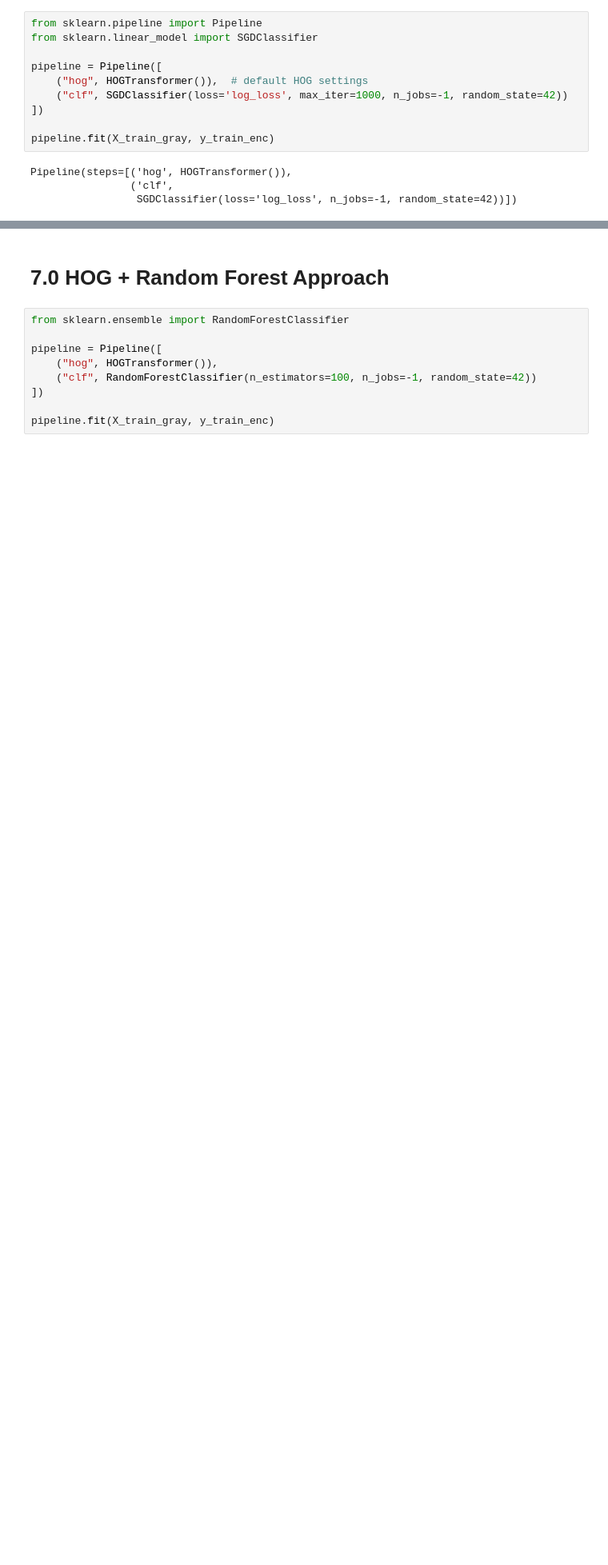
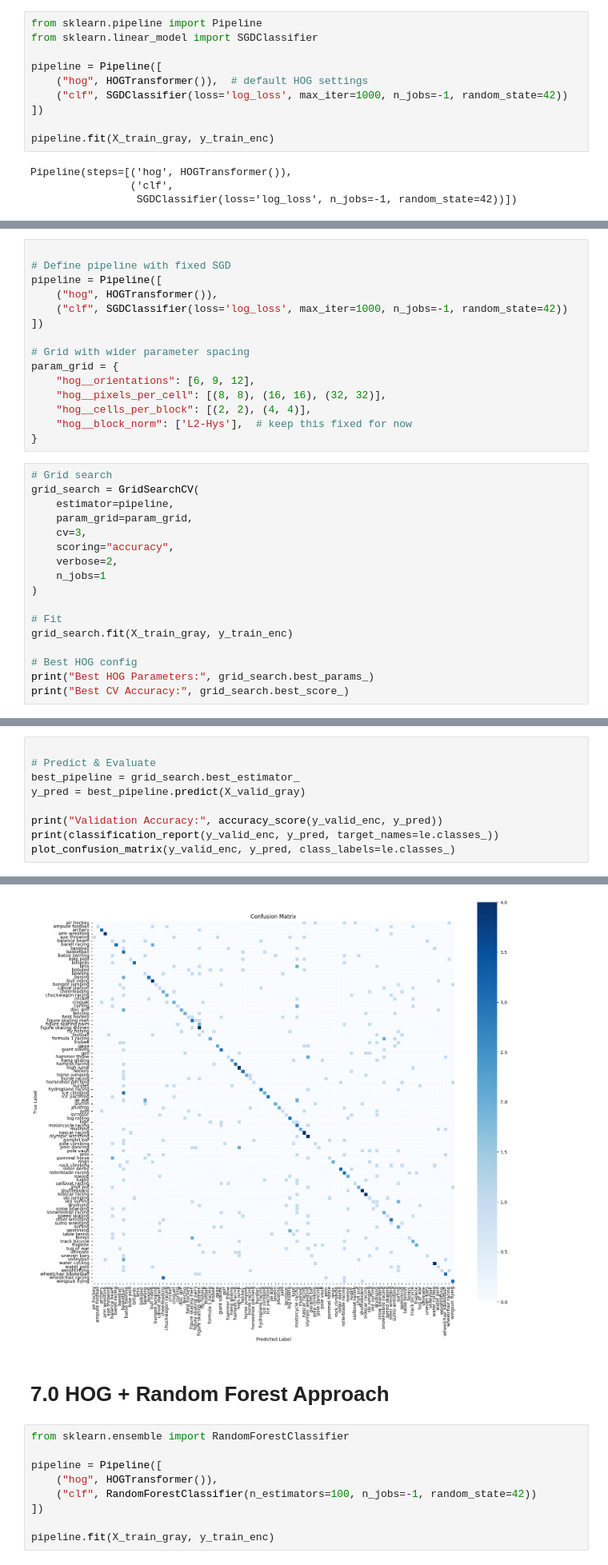
Before and after one commit to safdarzeeshan/uoft-ml-sports, a Jupyter notebook: sports-dectection.ipynb, the cells around one changed output, grey strips where cells are left out. Shown at 80% size. Drawn from its saved outputs; the diff is of its cells as text; blank space fills up the shorter version.

Commit message:
feat: Adding HOG Gridsearch with SGD - top accuracy 31.4%

```diff
--- a/sports-dectection.ipynb
+++ b/sports-dectection.ipynb
@@ -208,0 +218,32 @@ Accuracy: 0.218
+# %%
+
+# Define pipeline with fixed SGD
+pipeline = Pipeline([
+    ("hog", HOGTransformer()),
+    ("clf", SGDClassifier(loss='log_loss', max_iter=1000, n_jobs=-1, random_state=42))
+])
+
+# Grid with wider parameter spacing
+param_grid = {
+    "hog__orientations": [6, 9, 12],
+    "hog__pixels_per_cell": [(8, 8), (16, 16), (32, 32)],
+    "hog__cells_per_block": [(2, 2), (4, 4)],
+    "hog__block_norm": ['L2-Hys'],  # keep this fixed for now
+}
+# %%
+# Grid search
+grid_search = GridSearchCV(
+    estimator=pipeline,
+    param_grid=param_grid,
+    cv=3,
+    scoring="accuracy",
+    verbose=2,
+    n_jobs=1
+)
+
+# Fit
+grid_search.fit(X_train_gray, y_train_enc)
+
+# Best HOG config
+print("Best HOG Parameters:", grid_search.best_params_)
+print("Best CV Accuracy:", grid_search.best_score_)
@@ -208,0 +264,10 @@ Accuracy: 0.218
+# %%
+
+# Predict & Evaluate
+best_pipeline = grid_search.best_estimator_
+y_pred = best_pipeline.predict(X_valid_gray)
+
+print("Validation Accuracy:", accuracy_score(y_valid_enc, y_pred))
+print(classification_report(y_valid_enc, y_pred, target_names=le.classes_))
+plot_confusion_matrix(y_valid_enc, y_pred, class_labels=le.classes_)
+# %% [output]
@@ -209,3 +291,4 @@ Accuracy: 0.218
+[figure, added]
 # %% [markdown]
 # 7.0 HOG + Random Forest Approach
 # %%
```
Also changed, not shown: parts of 4 cells of this notebook.
